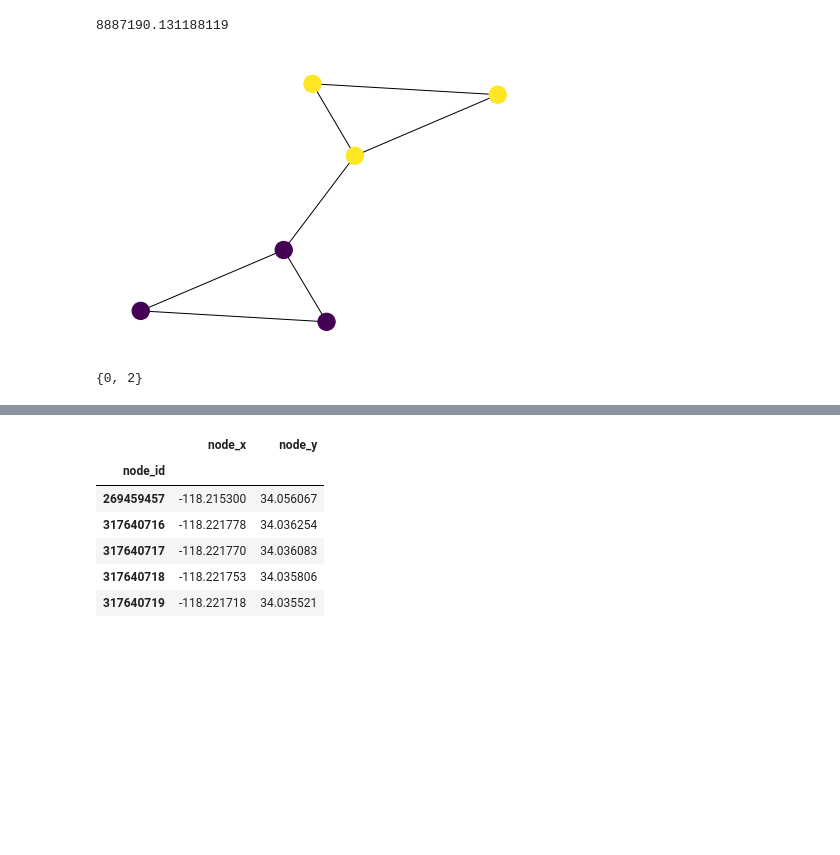
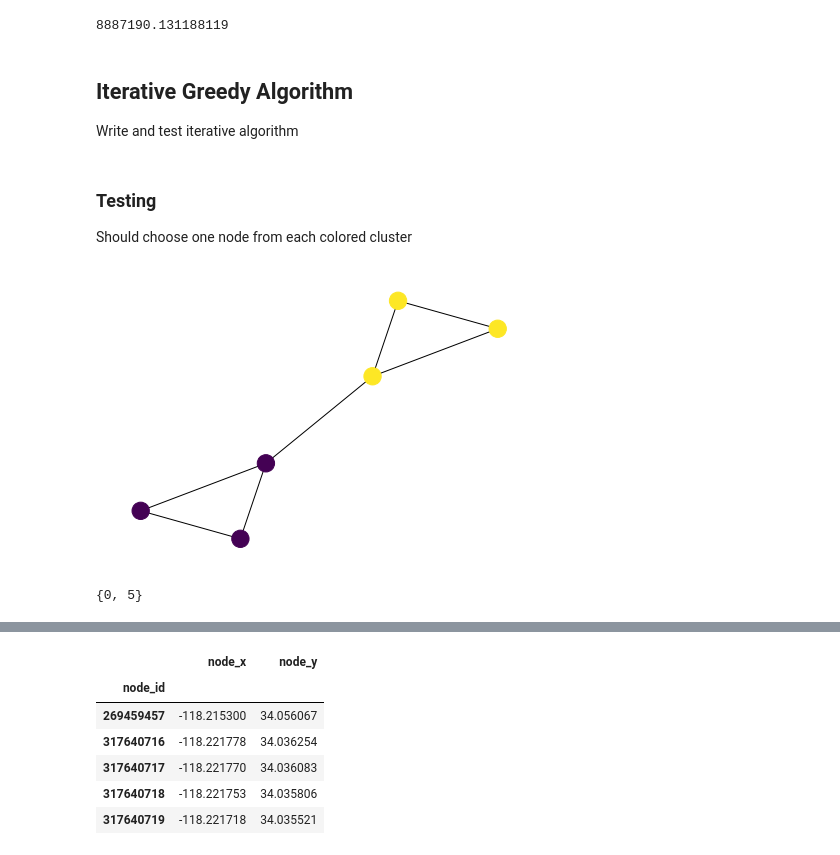
Before and after one commit to arnav-b/sensor-placement, a Jupyter notebook: algorithms.ipynb, the cells around one changed output, grey strips where cells are left out. Saved outputs shown, nothing was run; the diff lists cells and outputs as text; code cells hidden in the pictures; blank space fills up the shorter version.

Commit message:
Fix greedy algorithm, add benchmarks, add error metrics

```diff
--- a/algorithms.ipynb
+++ b/algorithms.ipynb
@@ -33,4 +37,8 @@ smoothness(H, "vehicle_speed") / H.number_of_nodes()
 smoothness(H, "flow") / H.number_of_nodes()
 # %% [output]
 8887190.131188119
+# %% [markdown]
+## Iterative Greedy Algorithm
+
+Write and test iterative algorithm
 # %%
@@ -118,19 +128,23 @@ def choose_sensors(H, attr, evaluate, k=None):
+# %% [markdown]
+### Testing
+
+Should choose one node from each colored cluster
 # %%
 J = nx.Graph()
-J.add_node(0, speed=5)
-J.add_node(1, speed=5)
-J.add_node(2, speed=5)
+J.add_node(0, speed=0)
+J.add_node(1, speed=0)
+J.add_node(2, speed=0)
 
 J.add_node(3, speed=10)
 J.add_node(4, speed=10)
 J.add_node(5, speed=10)
 
 J.add_edges_from([(0, 1), (1, 2), (2, 0), (2, 3), (3, 4), (4, 5), (3, 5)])
 nx.draw(J, node_color=[data["speed"] for _, data in J.nodes(data=True)])
 # %% [output]
-[figure, old version]
+[figure, new version]
 # %%
-s, _, _, _ = choose_sensors(J, "speed", 2)
+s, _, _, _ = choose_sensors(J, "speed", evaluate_iterative_all, 2)
 print(s)
 # %% [output]
-{0, 2}
+{0, 5}
```
Also changed, not shown: parts of 23 cells of this notebook.
